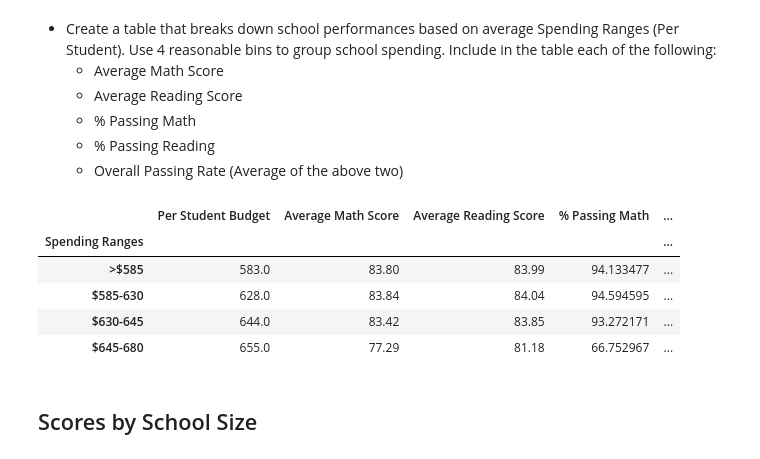
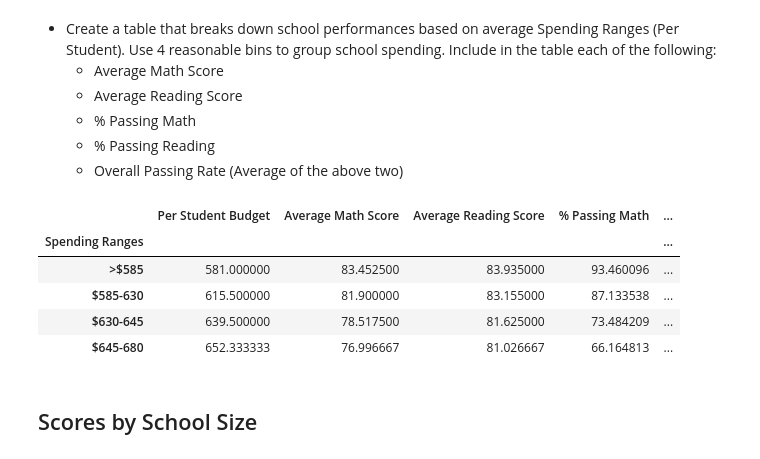
Before and after one commit to nicky-plat/Pandas-challenge, a Jupyter notebook: PyCitySchools_Nick.ipynb, the cells around one changed output. Saved outputs shown, nothing was run; the diff lists cells and outputs as text; code cells hidden in the pictures.

Commit message:
Further cleaning of the PyCitySchools file

```diff
--- a/PyCitySchools_Nick.ipynb
+++ b/PyCitySchools_Nick.ipynb
@@ -479,14 +479,14 @@ total_reading_grades_df
   * % Passing Reading
   * Overall Passing Rate (Average of the above two)
 # %%
-school_spending_summary_df.max()
+school_spending_summary_df.mean()
 # %% [output]
 |  | Per Student Budget | Average Math Score | Average Reading Score | % Passing Math | ... |
 | Spending Ranges |  |  |  |  | ... |
-| >$585 | 583.0 | 83.80 | 83.99 | 94.133477 | ... |
-| $585-630 | 628.0 | 83.84 | 84.04 | 94.594595 | ... |
-| $630-645 | 644.0 | 83.42 | 83.85 | 93.272171 | ... |
-| $645-680 | 655.0 | 77.29 | 81.18 | 66.752967 | ... |
+| >$585 | 581.000000 | 83.452500 | 83.935000 | 93.460096 | ... |
+| $585-630 | 615.500000 | 81.900000 | 83.155000 | 87.133538 | ... |
+| $630-645 | 639.500000 | 78.517500 | 81.625000 | 73.484209 | ... |
+| $645-680 | 652.333333 | 76.996667 | 81.026667 | 66.164813 | ... |
 # %% [markdown]
 ## Scores by School Size
 # %% [markdown]
```
Also changed, not shown: parts of 1 cell of this notebook.
